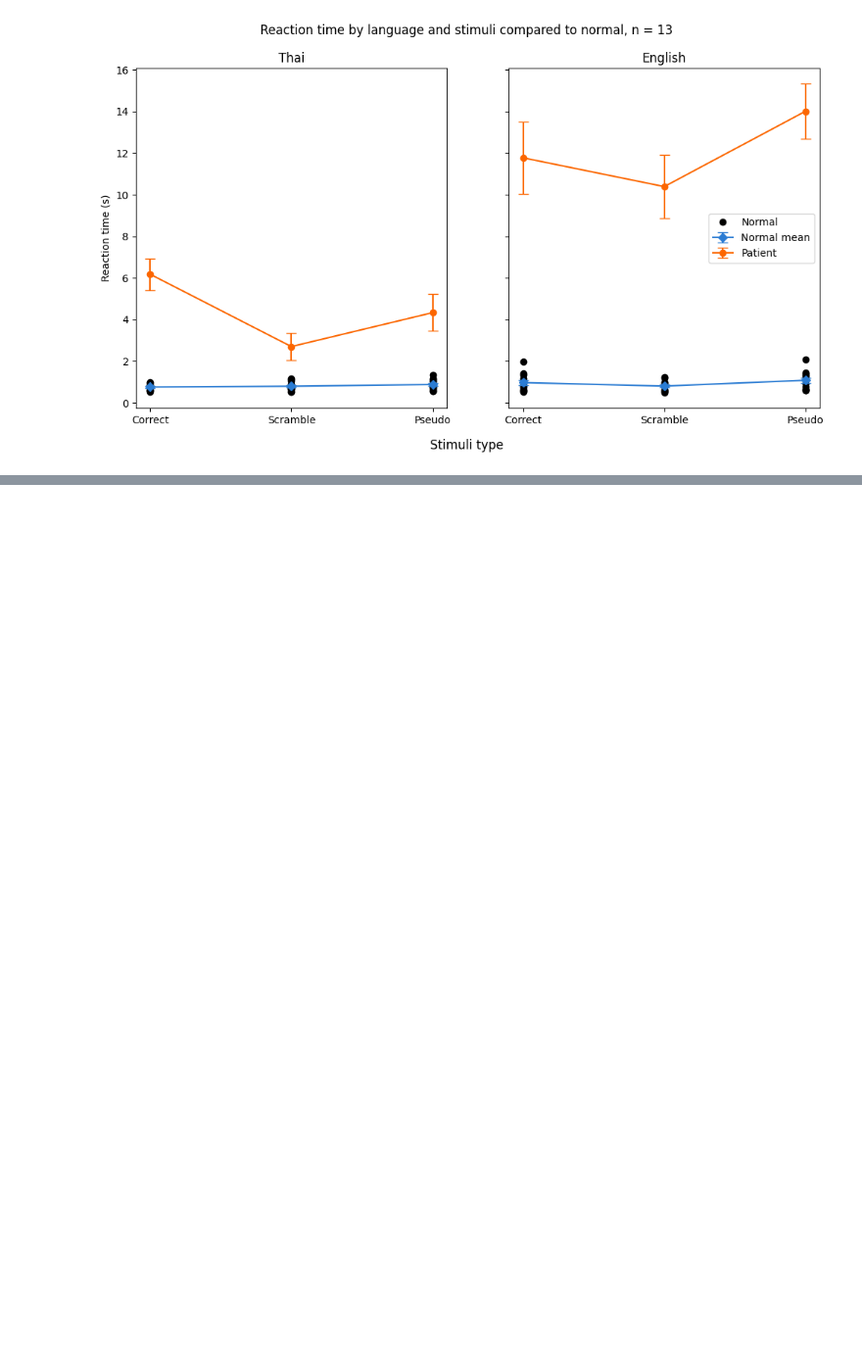
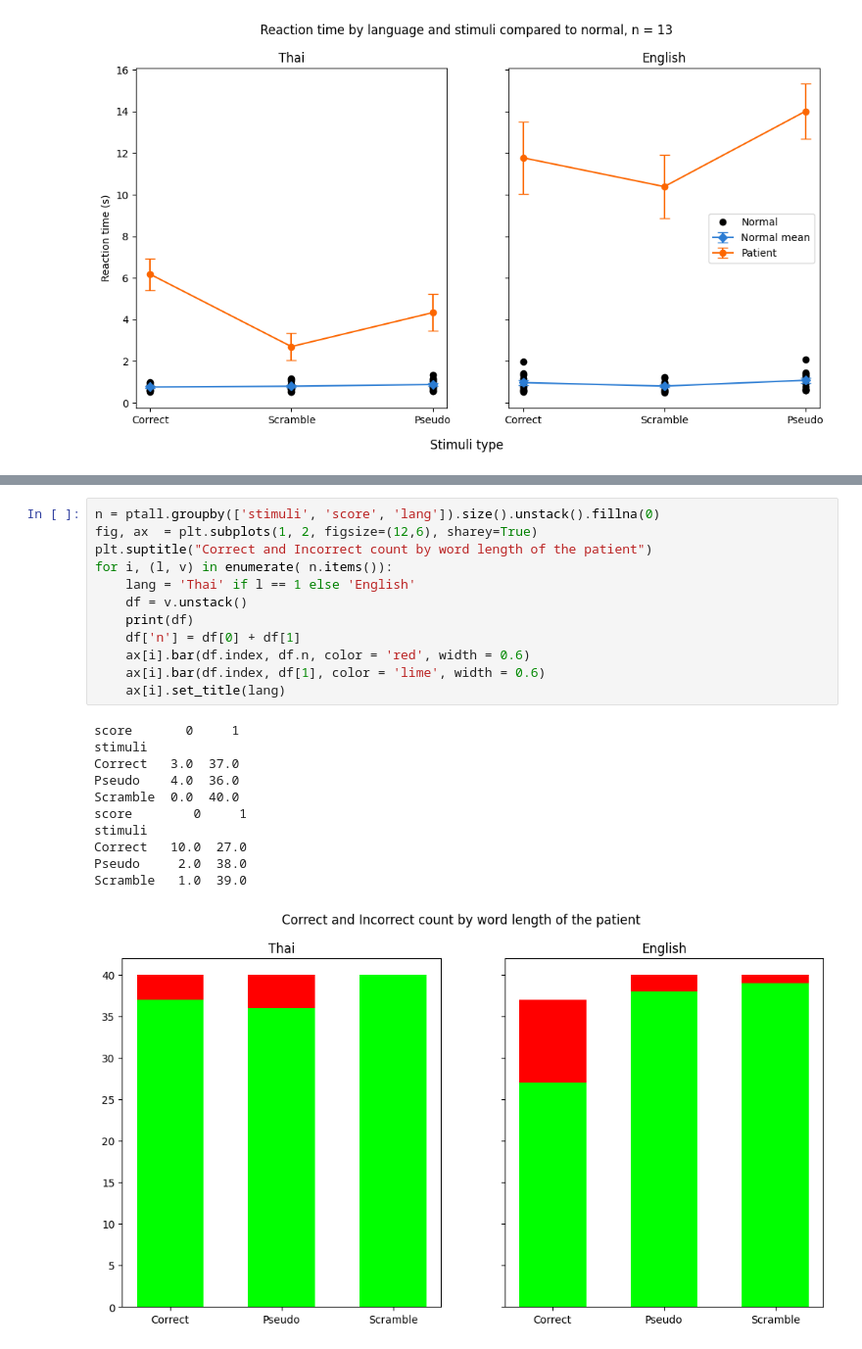
Before and after one commit to Plausma/Dyslexia, a Jupyter notebook: task 2 edit.ipynb, the cells around one changed output, grey strips where cells are left out. Shown: that part at 98% size. Cells and saved outputs as stored; diff of their text form; blank space fills up the shorter version.

```diff
--- a/task 2 edit.ipynb
+++ b/task 2 edit.ipynb
@@ -701,0 +719,24 @@ legend_unique()
+# %%
+n = ptall.groupby(['stimuli', 'score', 'lang']).size().unstack().fillna(0)
+fig, ax  = plt.subplots(1, 2, figsize=(12,6), sharey=True)
+plt.suptitle("Correct and Incorrect count by word length of the patient")
+for i, (l, v) in enumerate( n.items()):
+    lang = 'Thai' if l == 1 else 'English'
+    df = v.unstack()
+    print(df)
+    df['n'] = df[0] + df[1]
+    ax[i].bar(df.index, df.n, color = 'red', width = 0.6)
+    ax[i].bar(df.index, df[1], color = 'lime', width = 0.6)
+    ax[i].set_title(lang)
+# %% [output]
+score       0     1
+stimuli
+Correct   3.0  37.0
+Pseudo    4.0  36.0
+Scramble  0.0  40.0
+score        0     1
+stimuli
+Correct   10.0  27.0
+Pseudo     2.0  38.0
+Scramble   1.0  39.0
+[figure, added]
```
Also changed, not shown: parts of 6 cells of this notebook, 2 other files.
